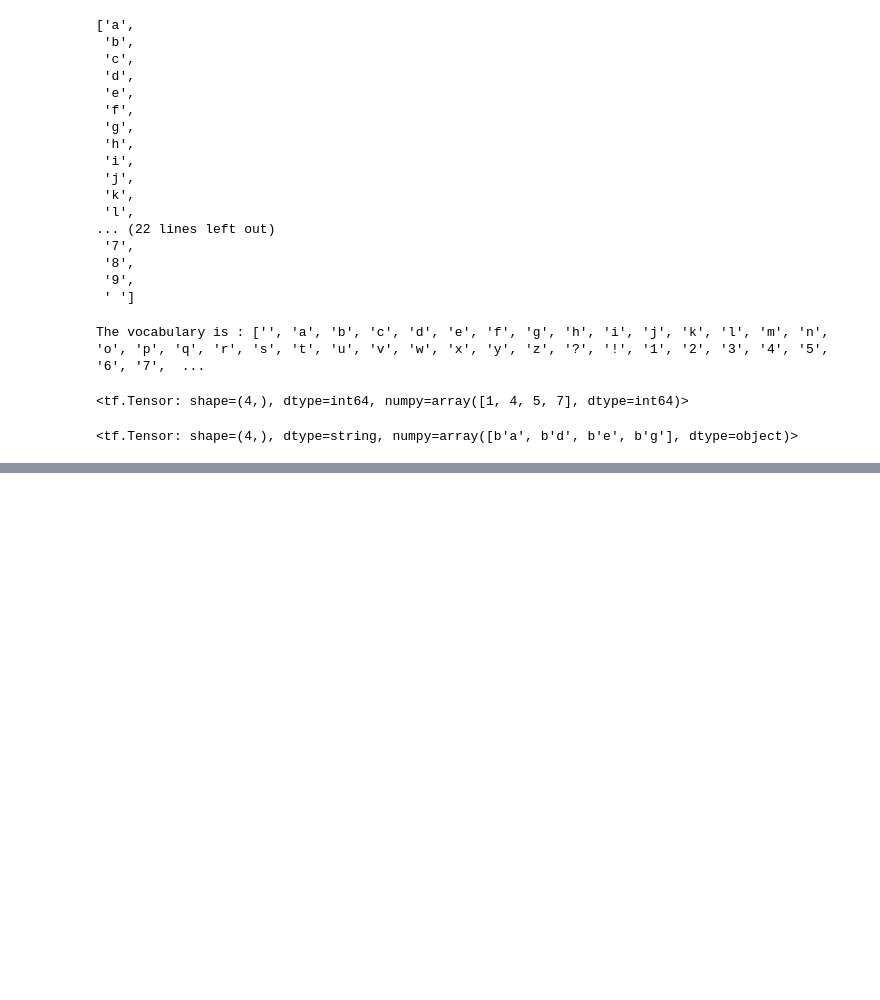
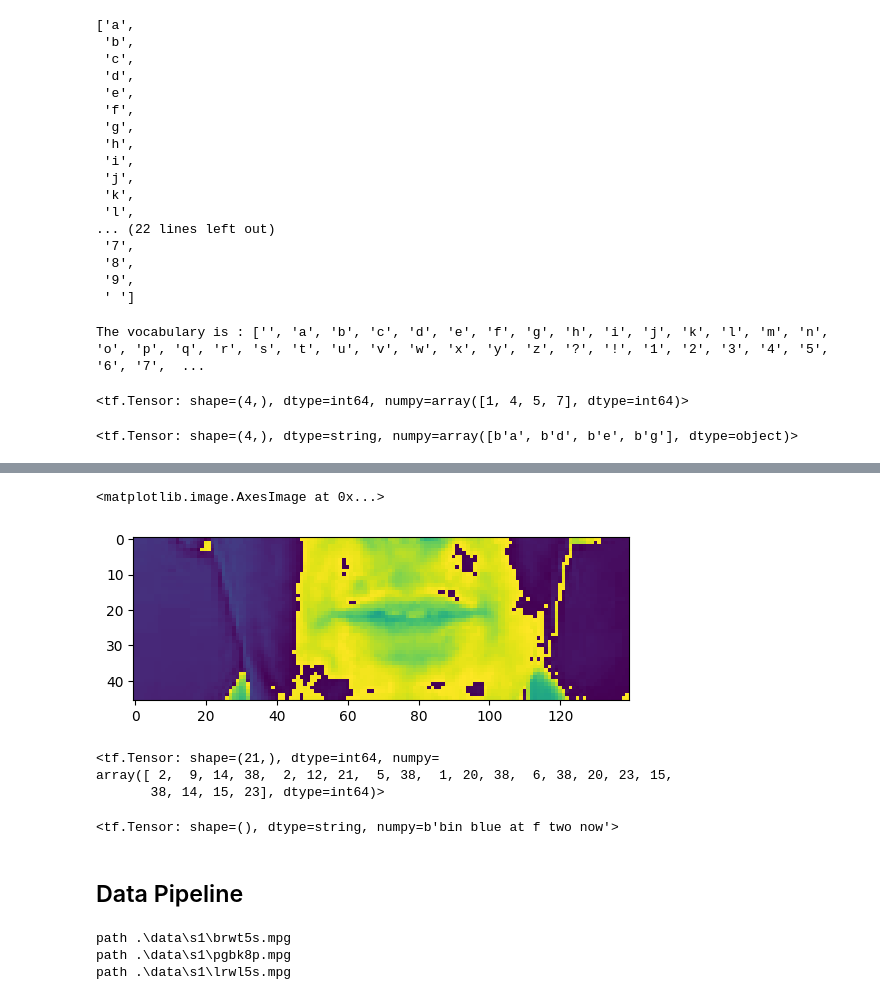
Before and after one commit to MohammedFarzin/Lip-Net, a Jupyter notebook: Lip_net.ipynb, the cells around one changed output, grey strips where cells are left out. Cells and saved outputs as stored; diff of their text form; code cells hidden in the pictures; blank space fills up the shorter version.

Commit message:
Data pipelines is created for loading data

```diff
--- a/Lip_net.ipynb
+++ b/Lip_net.ipynb
@@ -109,13 +87,16 @@ def load_alignments(path:str) -> List[str]:
         line = line.split()
         if line[2] != 'sil':
             tokens = [*tokens, ' ', line[2]]
-    return char_to_num(tf.reshape(tf.strings.unicode_split(tokens, input_encode='UTF-8'),(-1)))[1:]
+    return char_to_num(tf.reshape(tf.strings.unicode_split(tokens, input_encoding='UTF-8'),(-1)))[1:]
 # %%
 def load_data(path: str):
     path = bytes.decode(path.numpy())
+    print('path', path)
     file_name = path.split('\\')[-1].split('.')[0]
     video_path = os.path.join('data', 's1', f'{file_name}.mpg')
     alignment_path = os.path.join('data', 'alignments', 's1', f'{file_name}.align')
     frames = load_video(video_path)
-    alignments = load_alignnebts(alignment_path)
+    alignments = load_alignments(alignment_path)
     return frames, alignments
+# %%
+path = ".\\data\\s1\\bbaf2n.mpg"
@@ -121,0 +107,2 @@ def load_data(path: str):
+# %%
+frames, alignments = load_data(tf.convert_to_tensor(path))
@@ -121,0 +131,15 @@ def load_data(path: str):
+# %%
+plt.imshow(frames[38])
+# %% [output]
+<matplotlib.image.AxesImage at 0x...>
+[figure, added]
+# %%
+alignments
+# %% [output]
+<tf.Tensor: shape=(21,), dtype=int64, numpy=
+array([ 2,  9, 14, 38,  2, 12, 21,  5, 38,  1, 20, 38,  6, 38, 20, 23, 15,
+       38, 14, 15, 23], dtype=int64)>
+# %%
+tf.strings.reduce_join(([bytes.decode(x) for x in num_to_char(alignments.numpy()).numpy()]))
+# %% [output]
+<tf.Tensor: shape=(), dtype=string, numpy=b'bin blue at f two now'>
@@ -121,0 +150,2 @@ def load_data(path: str):
+# %% [markdown]
+## Data Pipeline
@@ -121,0 +158,6 @@ def load_data(path: str):
+# %%
+frames, alignment = data.as_numpy_iterator().next()
+# %% [output]
+path .\data\s1\brwt5s.mpg
+path .\data\s1\pgbk8p.mpg
+path .\data\s1\lrwl5s.mpg
```
Also changed, not shown: parts of 12 cells of this notebook, 1 other file.
